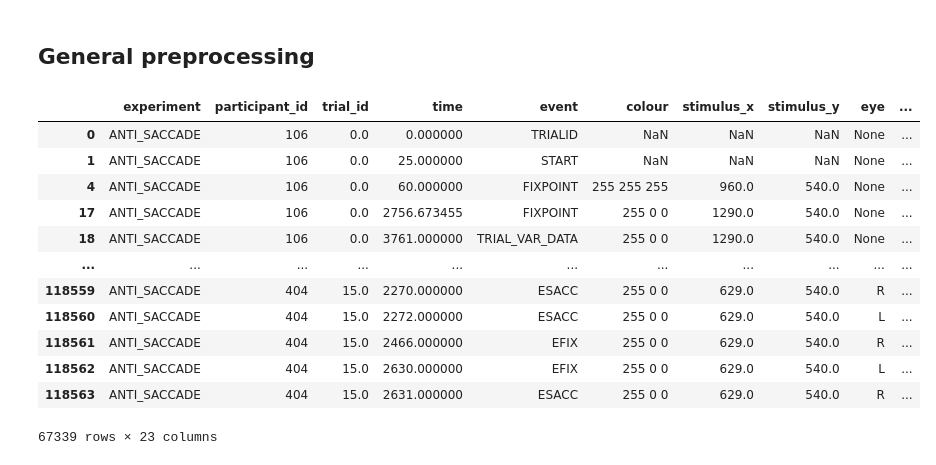
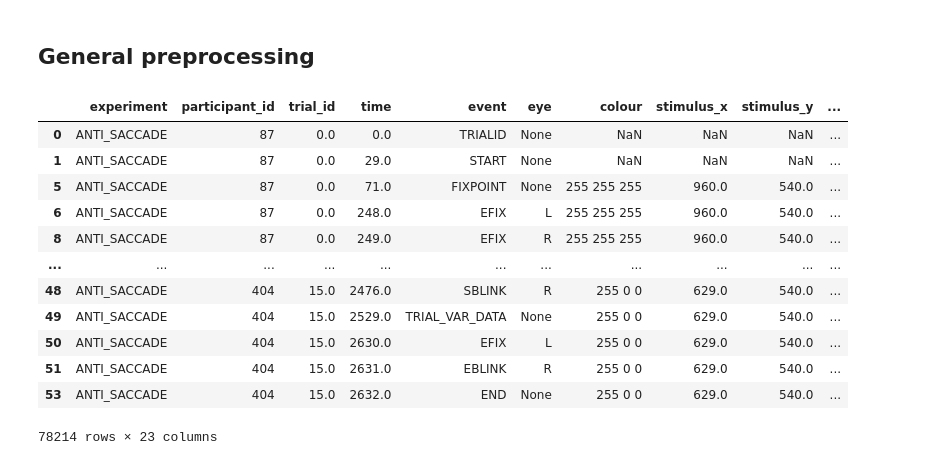
Before and after one commit to krusand/Analyzing-concussions-through-eyetracking-measurements, a Jupyter notebook: src/preprocessing.ipynb, the cells around one changed output. Saved outputs shown, nothing was run; the diff lists cells and outputs as text; code cells hidden in the pictures.

```diff
--- a/src/preprocessing.ipynb
+++ b/src/preprocessing.ipynb
@@ -5,6 +5,6 @@ import pandas as pd
 from config import *
 # %%
 experiment = "ANTI_SACCADE"
-df_raw = pd.read_parquet(f"{CLEANED_DIR}/{experiment}.pq")
+df_raw = pd.read_parquet(f"{RAW_DIR}/{experiment}_events.pq")
 # %%
 df_raw
@@ -53,5 +100,5 @@ df_exp_trans = (
     df_raw.pipe(transform_numeric_columns)
     .pipe(coalesce_time_elapsed)
     .pipe(fill_values_side)
-    .pipe(stimulus_onset_time)
+    # .pipe(stimulus_onset_time)
 )
@@ -97,23 +224,25 @@ def fill_values(df):
 # %%
 df_trans = (
-    df_exp_trans.pipe(remove_start_events)
+    df_exp_trans
     .pipe(coalesce_time)
     .pipe(standardise_time)
     .pipe(fill_values)
+    .pipe(remove_invalid_saccades)
+    .pipe(remove_start_events)
 )
 # %%
-df_trans
+df_trans.head()
 # %% [output]
-|  | experiment | participant_id | trial_id | time | event | colour | stimulus_x | stimulus_y | eye | ... |
-| 0 | ANTI_SACCADE | 106 | 0.0 | 0.000000 | TRIALID | NaN | NaN | NaN | None | ... |
-| 1 | ANTI_SACCADE | 106 | 0.0 | 25.000000 | START | NaN | NaN | NaN | None | ... |
-| 4 | ANTI_SACCADE | 106 | 0.0 | 60.000000 | FIXPOINT | 255 255 255 | 960.0 | 540.0 | None | ... |
-| 17 | ANTI_SACCADE | 106 | 0.0 | 2756.673455 | FIXPOINT | 255 0 0 | 1290.0 | 540.0 | None | ... |
-| 18 | ANTI_SACCADE | 106 | 0.0 | 3761.000000 | TRIAL_VAR_DATA | 255 0 0 | 1290.0 | 540.0 | None | ... |
+|  | experiment | participant_id | trial_id | time | event | eye | colour | stimulus_x | stimulus_y | ... |
+| 0 | ANTI_SACCADE | 87 | 0.0 | 0.0 | TRIALID | None | NaN | NaN | NaN | ... |
+| 1 | ANTI_SACCADE | 87 | 0.0 | 29.0 | START | None | NaN | NaN | NaN | ... |
+| 5 | ANTI_SACCADE | 87 | 0.0 | 71.0 | FIXPOINT | None | 255 255 255 | 960.0 | 540.0 | ... |
+| 6 | ANTI_SACCADE | 87 | 0.0 | 248.0 | EFIX | L | 255 255 255 | 960.0 | 540.0 | ... |
+| 8 | ANTI_SACCADE | 87 | 0.0 | 249.0 | EFIX | R | 255 255 255 | 960.0 | 540.0 | ... |
 | ... | ... | ... | ... | ... | ... | ... | ... | ... | ... | ... |
-| 118559 | ANTI_SACCADE | 404 | 15.0 | 2270.000000 | ESACC | 255 0 0 | 629.0 | 540.0 | R | ... |
-| 118560 | ANTI_SACCADE | 404 | 15.0 | 2272.000000 | ESACC | 255 0 0 | 629.0 | 540.0 | L | ... |
-| 118561 | ANTI_SACCADE | 404 | 15.0 | 2466.000000 | EFIX | 255 0 0 | 629.0 | 540.0 | R | ... |
-| 118562 | ANTI_SACCADE | 404 | 15.0 | 2630.000000 | EFIX | 255 0 0 | 629.0 | 540.0 | L | ... |
-| 118563 | ANTI_SACCADE | 404 | 15.0 | 2631.000000 | ESACC | 255 0 0 | 629.0 | 540.0 | R | ... |
+| 48 | ANTI_SACCADE | 404 | 15.0 | 2476.0 | SBLINK | R | 255 0 0 | 629.0 | 540.0 | ... |
+| 49 | ANTI_SACCADE | 404 | 15.0 | 2529.0 | TRIAL_VAR_DATA | None | 255 0 0 | 629.0 | 540.0 | ... |
+| 50 | ANTI_SACCADE | 404 | 15.0 | 2630.0 | EFIX | L | 255 0 0 | 629.0 | 540.0 | ... |
+| 51 | ANTI_SACCADE | 404 | 15.0 | 2631.0 | EBLINK | R | 255 0 0 | 629.0 | 540.0 | ... |
+| 53 | ANTI_SACCADE | 404 | 15.0 | 2632.0 | END | None | 255 0 0 | 629.0 | 540.0 | ... |
-67339 rows × 23 columns
+78214 rows × 23 columns
```
Also changed, not shown: parts of 6 cells of this notebook, 2 other files.
